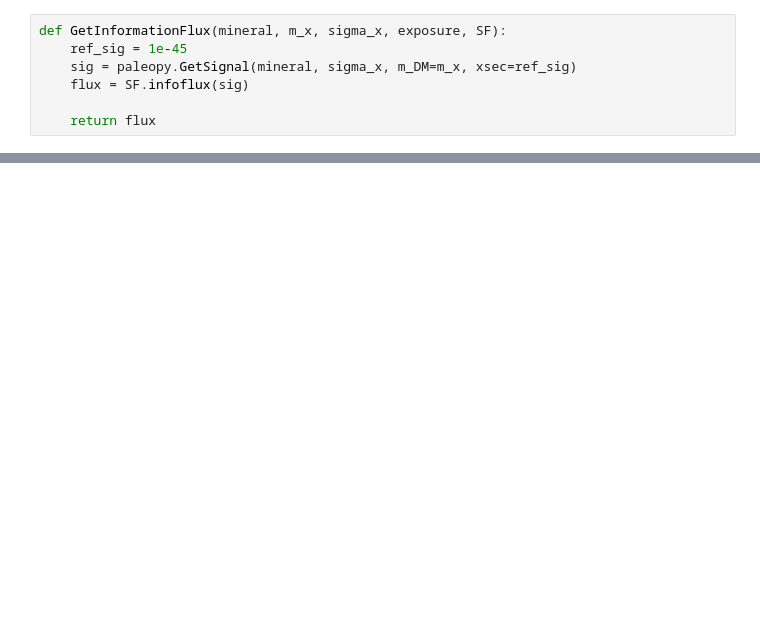
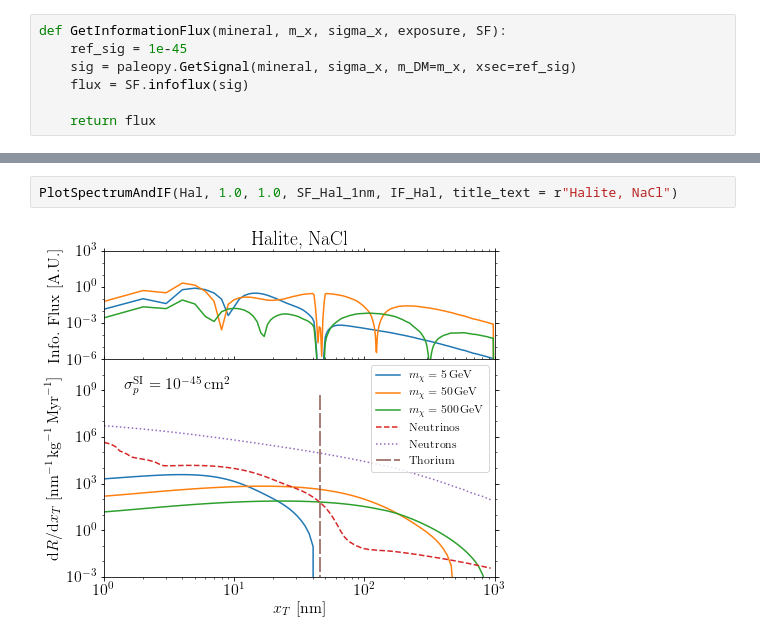
Before and after one commit to tedwards2412/paleo_detectors, a Jupyter notebook: Notebooks/PlotSpectra.ipynb, the cells around one changed output, grey strips where cells are left out. Cells and saved outputs as stored; diff of their text form; blank space fills up the shorter version.

```diff
--- a/Notebooks/PlotSpectra.ipynb
+++ b/Notebooks/PlotSpectra.ipynb
@@ -394,0 +371,4 @@ PlotSpectrumAndIF(Sinj, 1.0, 1.0, SF_Sinj_1nm, IF_Sinj)
+# %%
+PlotSpectrumAndIF(Hal, 1.0, 1.0, SF_Hal_1nm, IF_Hal, title_text = r"Halite, NaCl")
+# %% [output]
+[figure, added]
```
Also changed, not shown: parts of 17 cells of this notebook, 9 other files.
